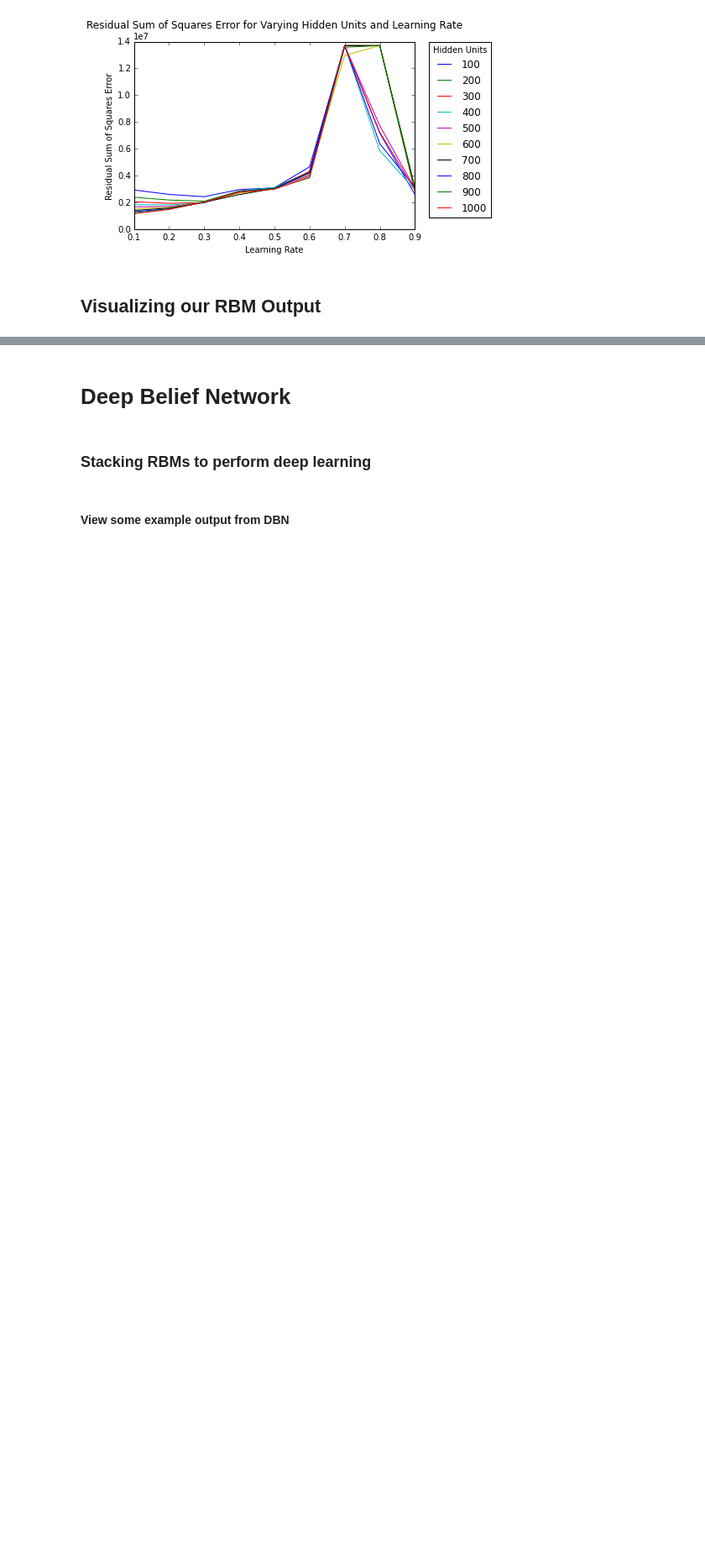
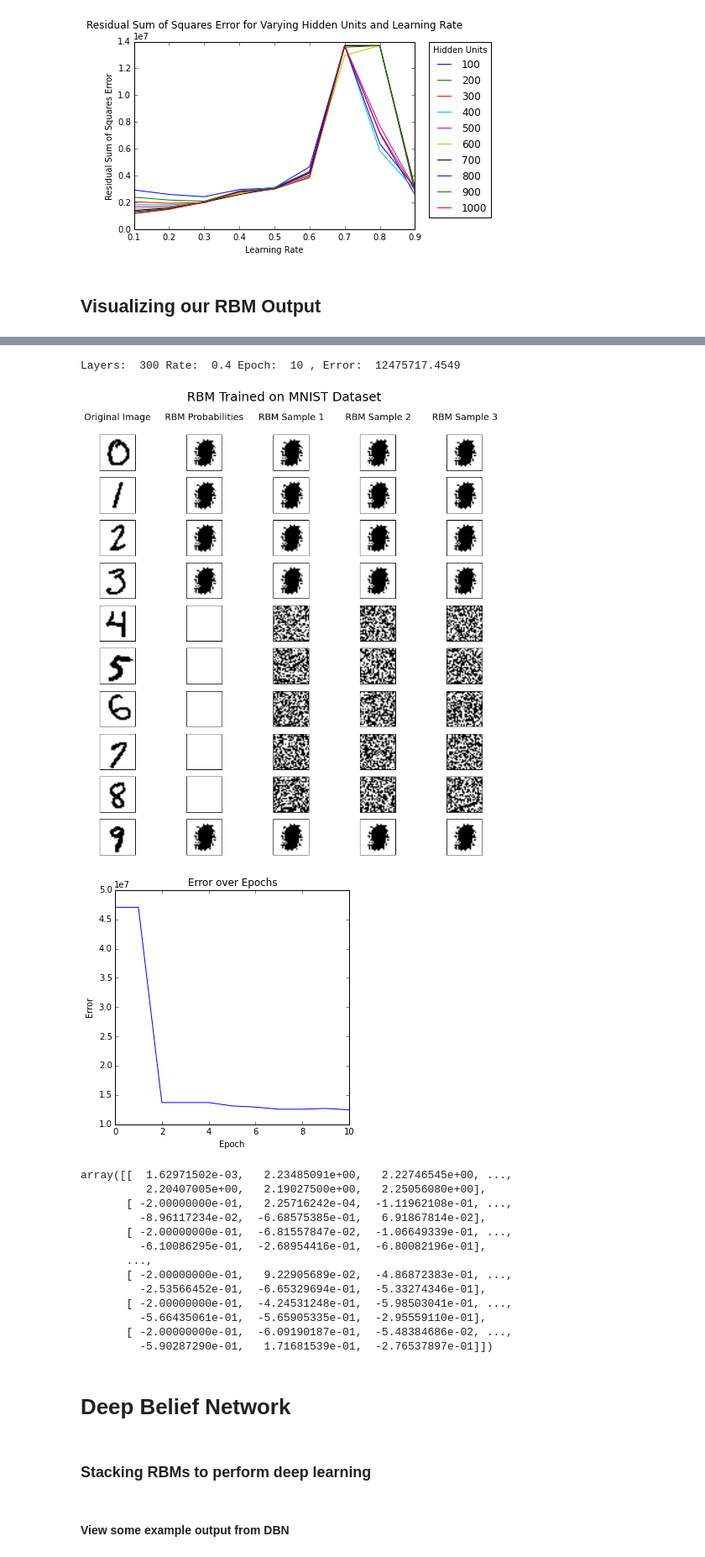
Before and after one commit to huihuifan/RBM-CS51, a Jupyter notebook: cs51-rbm-final.ipynb, the cells around one changed output, grey strips where cells are left out. Shown at 84% size. Saved outputs shown, nothing was run; the diff lists cells and outputs as text; code cells hidden in the pictures; blank space fills up the shorter version.

Commit message:
added persistent cdk, changed the plotting function to take persistent

```diff
--- a/cs51-rbm-final.ipynb
+++ b/cs51-rbm-final.ipynb
@@ -450,3 +461,24 @@ array([[ 0.00162551, -0.10565955, -0.06002728, ..., -0.09248775,
+# %%
+# example visualization plot
+
+rbm_and_plot(data_array, num_hidden=300, epochs=10, learning_rate=.4, persistent=True)
+# %% [output]
+Layers:  300 Rate:  0.4 Epoch:  10 , Error:  12475717.4549
+[figure, added]
+[figure, added]
+array([[  1.62971502e-03,   2.23485091e+00,   2.22746545e+00, ...,
+          2.20407005e+00,   2.19027500e+00,   2.25056080e+00],
+       [ -2.00000000e-01,   2.25716242e-04,  -1.11962108e-01, ...,
+         -8.96117234e-02,  -6.68575385e-01,   6.91867814e-02],
+       [ -2.00000000e-01,  -6.81557847e-02,  -1.06649339e-01, ...,
+         -6.10086295e-01,  -2.68954416e-01,  -6.80082196e-01],
+       ...,
+       [ -2.00000000e-01,   9.22905689e-02,  -4.86872383e-01, ...,
+         -2.53566452e-01,  -6.65329694e-01,  -5.33274346e-01],
+       [ -2.00000000e-01,  -4.24531248e-01,  -5.98503041e-01, ...,
+         -5.66435061e-01,  -5.65905335e-01,  -2.95559110e-01],
+       [ -2.00000000e-01,  -6.09190187e-01,  -5.48384686e-02, ...,
+         -5.90287290e-01,   1.71681539e-01,  -2.76537897e-01]])
 # %% [markdown]
 # Deep Belief Network
 # %% [markdown]
```
Also changed, not shown: parts of 4 cells of this notebook.
